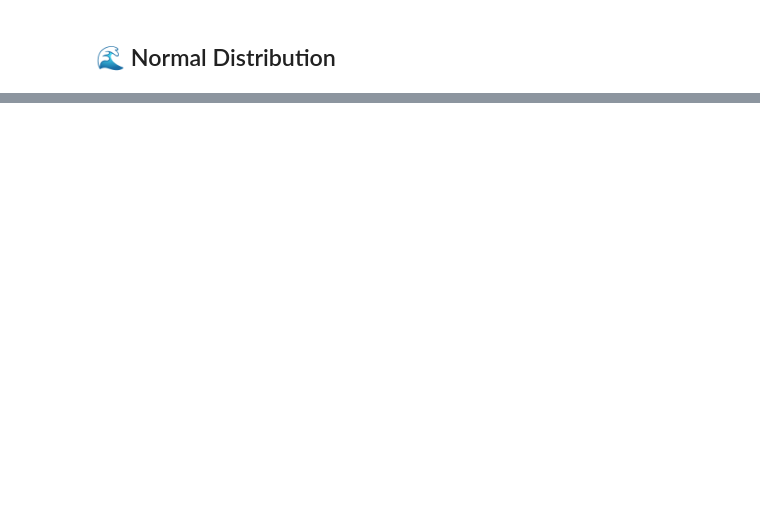
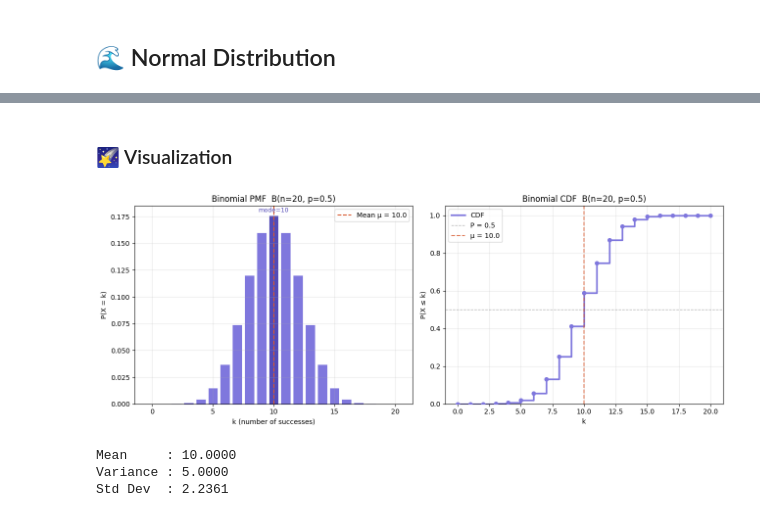
Before and after one commit to maxegorovpt/da_portfolio, a Jupyter notebook: 02_substack_posts/003_types_of_distributions_wip.ipynb, the cells around one changed output, grey strips where cells are left out. Cells and saved outputs as stored; diff of their text form; code cells hidden in the pictures; blank space fills up the shorter version.

```diff
--- a/02_substack_posts/003_types_of_distributions_wip.ipynb
+++ b/02_substack_posts/003_types_of_distributions_wip.ipynb
@@ -110,0 +282,53 @@ https://www.youtube.com/watch?v=V3Qxj2C7rP0
+# %% [markdown]
+### 🌠 Visualization
+# %%
+# Parameters
+n, p = 20, 0.5
+k = np.arange(0, n + 1)
+
+# PMF and CDF
+pmf = binom.pmf(k, n, p)
+cdf = binom.cdf(k, n, p)
+
+fig, axes = plt.subplots(1, 2, figsize=(13, 5))
+
+# ── Left: PMF bar chart ───────────────────────────────────
+mu = n * p
+colors = ['#534AB7' if abs(ki - mu) < 0.5 else '#7F77DD' for ki in k]
+axes[0].bar(k, pmf, color=colors, edgecolor='white', linewidth=0.5)
+axes[0].axvline(mu, color='#D85A30', linestyle='--', linewidth=1.5, label=f'Mean μ = {mu}')
+axes[0].set_title(f'Binomial PMF  B(n={n}, p={p})')
+axes[0].set_xlabel('k (number of successes)')
+axes[0].set_ylabel('P(X = k)')
+axes[0].legend()
+axes[0].grid(alpha=0.3)
+
+# Annotate mode bar
+mode = int((n + 1) * p)
+axes[0].text(mode, pmf[mode] + 0.003, f'mode={mode}',
+             ha='center', fontsize=9, color='#534AB7')
+
+# ── Right: CDF step chart ─────────────────────────────────
+axes[1].step(k, cdf, where='post', color='#7F77DD', linewidth=2.5, label='CDF')
+axes[1].scatter(k, cdf, color='#7F77DD', s=30, zorder=5)
+axes[1].axhline(0.5, color='gray', linestyle='--', linewidth=1, alpha=0.6, label='P = 0.5')
+axes[1].axvline(mu, color='#D85A30', linestyle='--', linewidth=1.5, alpha=0.8, label=f'μ = {mu}')
+axes[1].set_title(f'Binomial CDF  B(n={n}, p={p})')
+axes[1].set_xlabel('k')
+axes[1].set_ylabel('P(X ≤ k)')
+axes[1].set_ylim(0, 1.05)
+axes[1].legend()
+axes[1].grid(alpha=0.3)
+
+plt.tight_layout()
+plt.show()
+
+# Key statistics
+print(f"Mean     : {binom.mean(n, p):.4f}")
+print(f"Variance : {binom.var(n, p):.4f}")
+print(f"Std Dev  : {binom.std(n, p):.4f}")
+# %% [output]
+[figure, added]
+Mean     : 10.0000
+Variance : 5.0000
+Std Dev  : 2.2361
```
Also changed, not shown: parts of 72 cells of this notebook.
